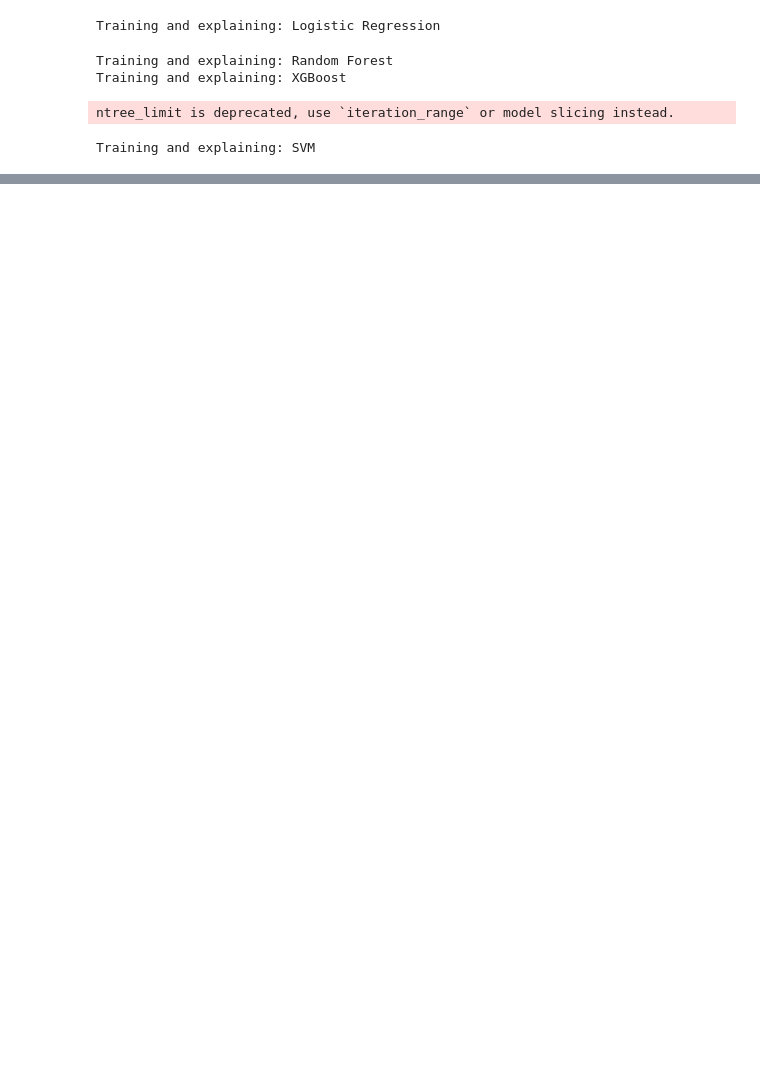
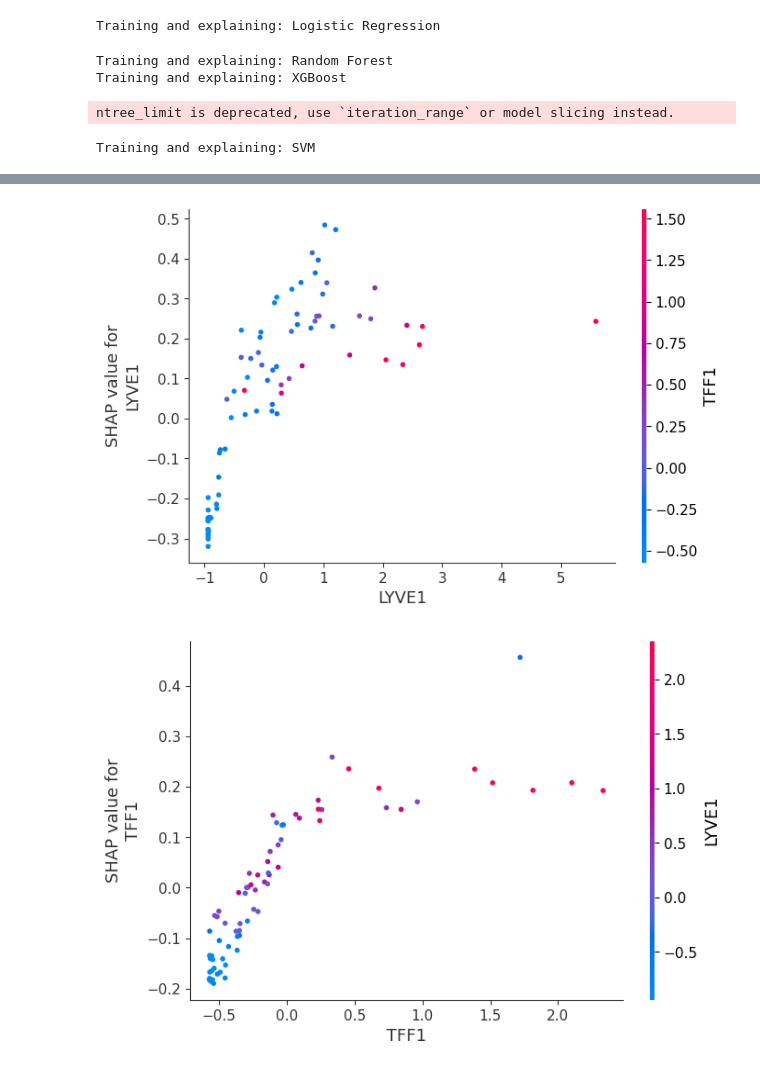
Before and after one commit to JDpodichetty/iRI_2025_AS, a Jupyter notebook: Code/cancer/Shap_analysis_JD.ipynb, the cells around one changed output, grey strips where cells are left out. Drawn from its saved outputs; the diff is of its cells as text; code cells hidden in the pictures; blank space fills up the shorter version.

```diff
--- a/Code/cancer/Shap_analysis_JD.ipynb
+++ b/Code/cancer/Shap_analysis_JD.ipynb
@@ -1582,0 +1519,9 @@ No data for colormapping provided via 'c'. Parameters 'vmin', 'vmax' will be ign
+# %%
+#Dependence Plot - Visualizes how a feature's value impacts the prediction
+shap.dependence_plot("LYVE1", shap_vals_class1, X_test_df)
+shap.dependence_plot("TFF1", shap_vals_class1, X_test_df)
+shap.dependence_plot("creatinine", shap_vals_class1, X_test_df)
+shap.dependence_plot("REG1B", shap_vals_class1, X_test_df)
+# %% [output]
+[figure, added]
+[figure, added]
```
Also changed, not shown: parts of 19 cells of this notebook.
